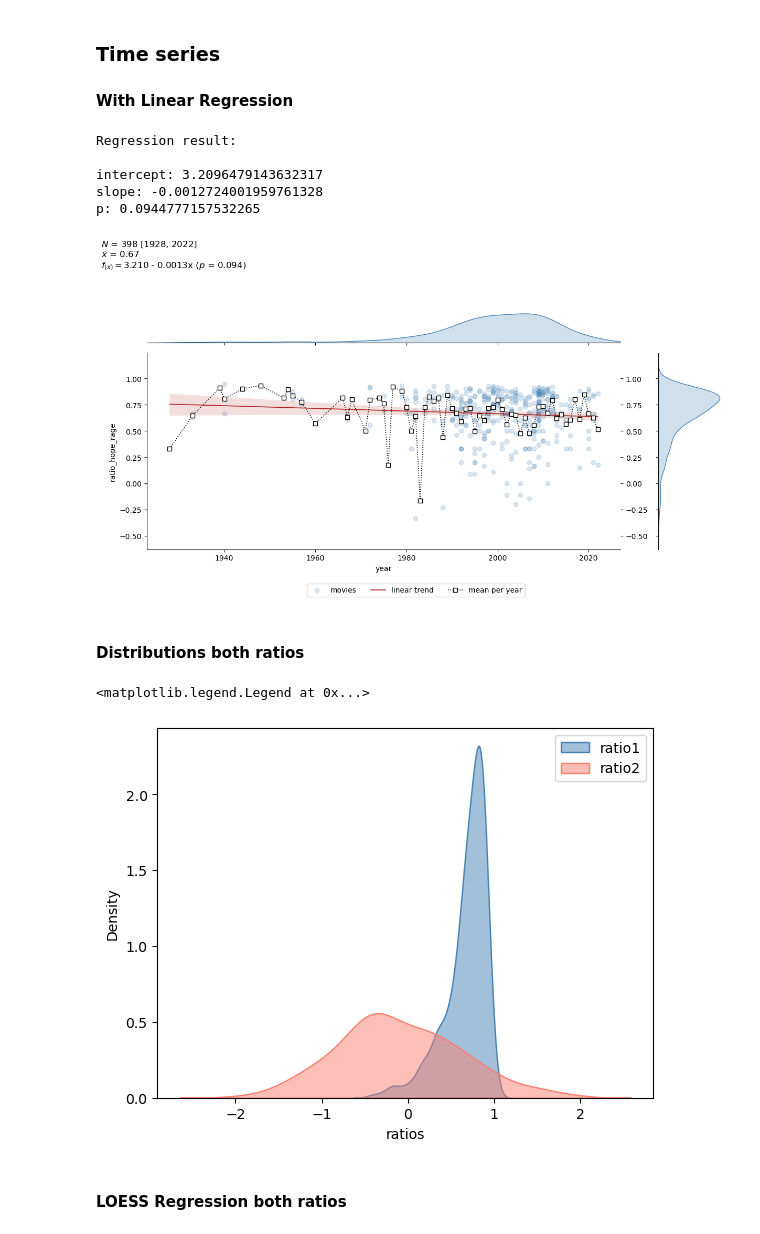
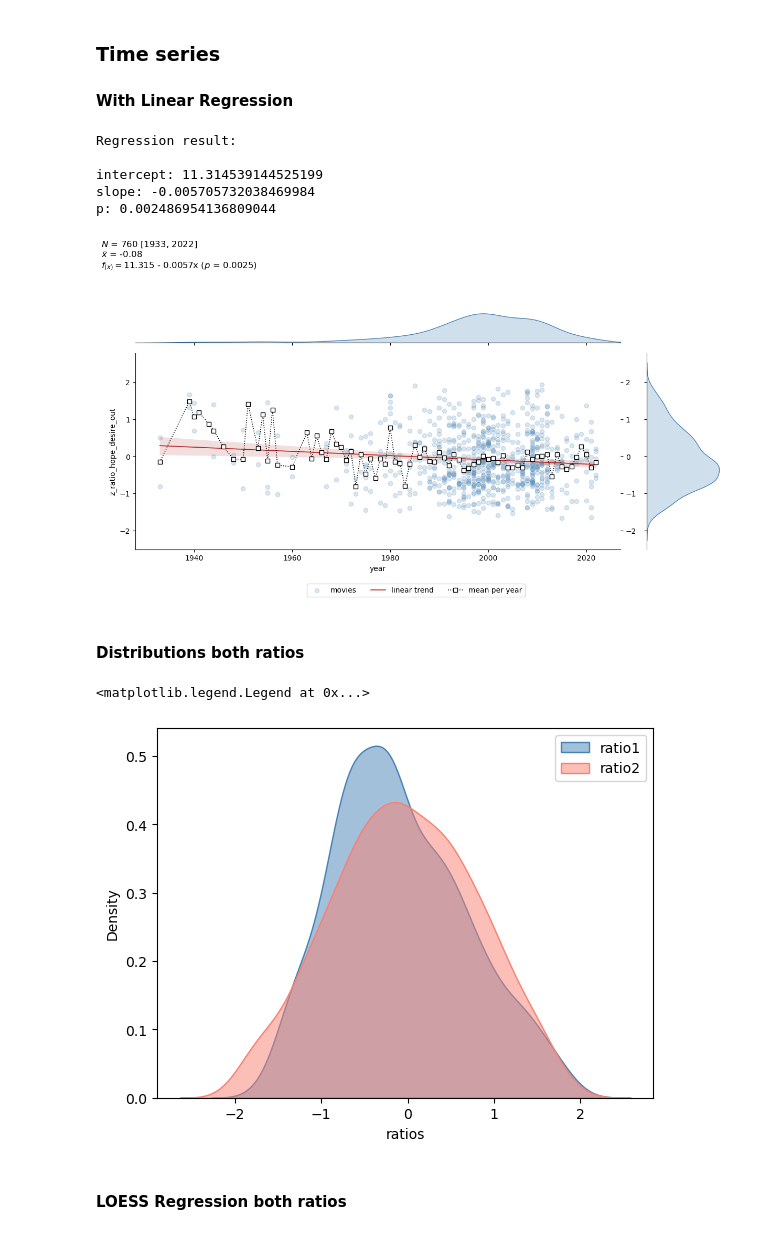
Before and after one commit to dominikpegler/computational-social-sciences, a Jupyter notebook: assignments/Assignment 3 - Diachronic analysis of movie dialogues.ipynb, the cells around one changed output. Cells and saved outputs as stored; diff of their text form; code cells hidden in the pictures.

Commit message:
corrected ratios

```diff
--- a/assignments/Assignment 3 - Diachronic analysis of movie dialogues.ipynb
+++ b/assignments/Assignment 3 - Diachronic analysis of movie dialogues.ipynb
@@ -843,7 +876,9 @@ import matplotlib.pyplot as plt
 # all outliers removed
 df_clean = df.copy().dropna()
 
-reg = stats.linregress(df_clean.year, df_clean.ratio_hope_rage)
+reg = stats.linregress(
+    df_clean["year"], df_clean["z_ratio_" + seed_word + "_" + ctrl_seed_word + "_out"]
+)
 
 print("Regression result:\n")
 print("intercept:", reg.intercept)
@@ -852,15 +887,15 @@ print("p:", reg.pvalue)
 # %% [output]
 Regression result:
 
-intercept: 3.2096479143632317
-slope: -0.0012724001959761328
-p: 0.0944777157532265
+intercept: 11.314539144525199
+slope: -0.005705732038469984
+p: 0.002486954136809044
 # %%
 title = (
     f"$N$ = {len(df_clean)} [{min(df_clean.year)}, {max(df_clean.year)}]"
     + "\n"
     + r"$\bar{x}$ = "
-    + f"{df_clean.ratio_hope_rage.mean():.2f}"
+    + f"{df_clean['z_ratio_' + seed_word + '_' + ctrl_seed_word + '_out'].mean():.2f}"
     + "\n"
     + r"$f_{(x)} = $"
     + f"{reg.intercept:.3f} {'+' if reg.slope > 0 else '-'} {abs(reg.slope):.2g}x"
@@ -871,7 +906,7 @@ title = (
 
 g = sns.JointGrid(
     x=df_clean.year,
-    y=df_clean.ratio_hope_rage,
+    y=df_clean["z_ratio_" + seed_word + "_" + ctrl_seed_word + "_out"],
     xlim=(-5 + min(df_clean.year), 5 + max(df_clean.year)),
 )
 
@@ -880,7 +915,7 @@ regplot = g.plot_joint(
     scatter_kws=dict(alpha=0.2, color="steelblue"),
     line_kws=dict(color="firebrick", lw=1.2, label="linear trend", linestyle="-"),
     label="movies",
-    #lowess=True
+    # lowess=True
 )
 
 g.plot_marginals(sns.kdeplot, fill=True, color="steelblue")
@@ -891,7 +926,9 @@ g.fig.figure.set_figwidth(12)
 
 
 lplot = sns.lineplot(
-    df_clean.groupby("year")["ratio_hope_rage"].mean(),
+    df_clean.groupby("year")[
+        "z_ratio_" + seed_word + "_" + ctrl_seed_word + "_out"
+    ].mean(),
     lw=1.2,
     linestyle=":",
     marker="s",
@@ -915,21 +952,29 @@ g.fig.suptitle(
 )
 g.fig.tight_layout()
 # %% [output]
-[figure, old version]
+[figure, new version]
 # %% [markdown]
 #### Distributions both ratios
 # %%
 sns.kdeplot(
-    df["ratio_hope_rage_out"], color="steelblue", alpha=0.5, label="ratio1", fill=True
+    df_clean["z_ratio_" + seed_word + "_" + ctrl_seed_word + "_out"],
+    color="steelblue",
+    alpha=0.5,
+    label="ratio1",
+    fill=True,
 )
 sns.kdeplot(
-    df["ratio_hope_rage2_out"], color="salmon", alpha=0.5, label="ratio2", fill=True
+    df_clean["z_ratio_" + seed_word + "_" + ctrl_seed_word + "2_out"],
+    color="salmon",
+    alpha=0.5,
+    label="ratio2",
+    fill=True,
 )
 plt.xlabel("ratios")
 plt.legend()
 # %% [output]
 <matplotlib.legend.Legend at 0x...>
-[figure, old version]
+[figure, new version]
 # %% [markdown]
 #### LOESS Regression both ratios
 # %%
```
Also changed, not shown: parts of 39 cells of this notebook.
